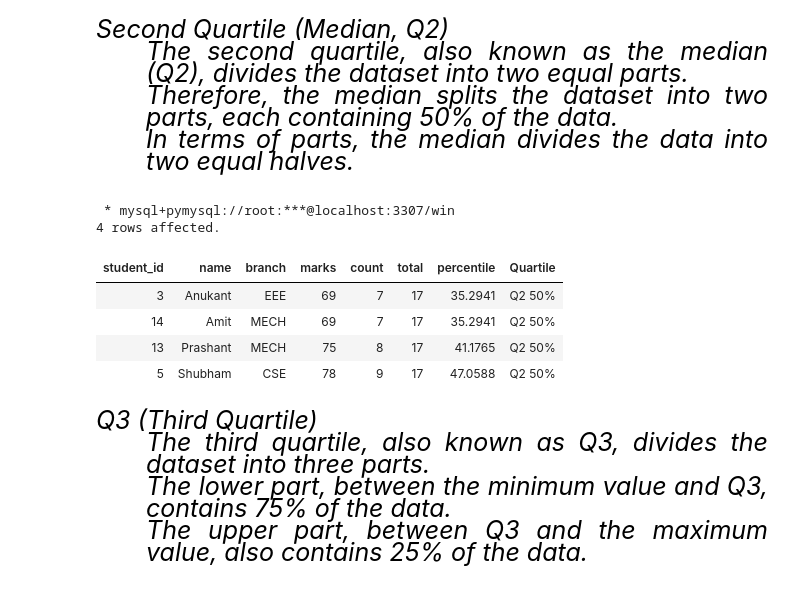
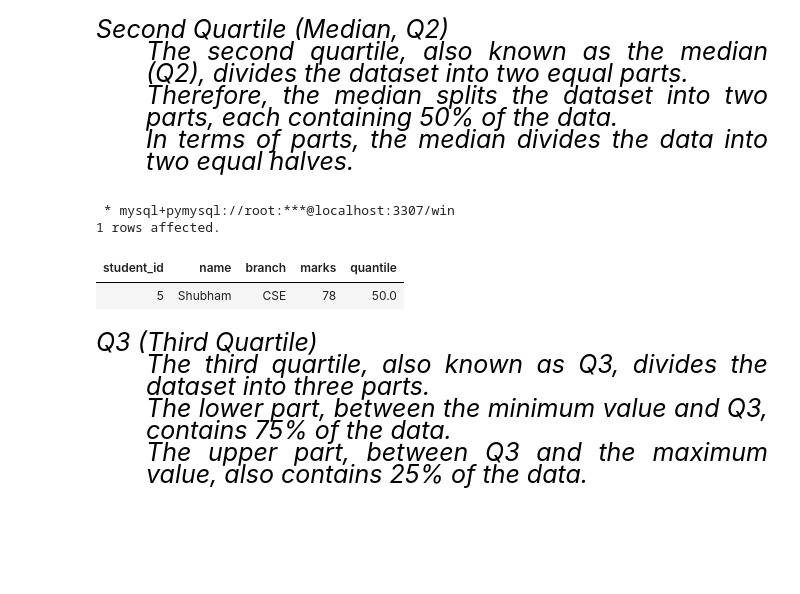
Before and after one commit to Mubeen-Ahmad/python_11, a Jupyter notebook: sql/windows_function_part2.ipynb, the cells around one changed output. Saved outputs shown, nothing was run; the diff lists cells and outputs as text; code cells hidden in the pictures; blank space fills up the shorter version.

```diff
--- a/sql/windows_function_part2.ipynb
+++ b/sql/windows_function_part2.ipynb
@@ -730,40 +706,17 @@ WHERE main.percentile >= 0 AND main.percentile <= 25
 <div style="text-align:justify; color:black; font-size:25px; font-family:Sans-serif; font-style: oblique; text-shadow: 0 0 3px white, 0 0 1px black;">Second Quartile (Median, Q2)<ul><p>The second quartile, also known as the median (Q2), divides the dataset into two equal parts. <br>Therefore, the median splits the dataset into two parts, each containing 50% of the data. <br>In terms of parts, the median divides the data into two equal halves.</p></ul>
 # %%
 %%sql
+SELECT * FROM (
+SELECT * , PERCENT_RANK() OVER (ORDER BY marks ASC) * 100 AS quantile
+FROM student_marks
+    ) t1
 
-SELECT * FROM (
-
-SELECT *,
-( (count-1) / total) * 100 AS percentile,
-
-    CASE
-        WHEN ((count-1) / total) * 100 >= 0 AND ((count-1) / total) * 100 < 25 THEN 'Q1 25%'
-        WHEN ((count-1) / total) * 100 >= 25 AND ((count-1) / total) * 100 < 50 THEN 'Q2 50%'
-        WHEN ((count-1) / total) * 100 >= 50 AND ((count-1) / total) * 100 < 75 THEN 'Q3 75%'
-        WHEN ((count-1) / total) * 100 >= 75 AND ((count-1) / total) * 100 <= 100 THEN 'Q4 100%'
-        ELSE NULL
-    END AS Quartile
-
-FROM
-
-(
-    SELECT *,
-    COUNT(marks) OVER(ORDER BY marks ASC) AS count,
-    COUNT(*) OVER() AS total
-    FROM student_marks
-) t1
-
-) main
-
-WHERE main.percentile >= 25 AND main.percentile <= 50
+WHERE t1.quantile = 50
 # %% [output]
  * mysql+pymysql://root:***@localhost:3307/win
-4 rows affected.
+1 rows affected.
-| student_id | name | branch | marks | count | total | percentile | Quartile |
-| 3 | Anukant | EEE | 69 | 7 | 17 | 35.2941 | Q2 50% |
-| 14 | Amit | MECH | 69 | 7 | 17 | 35.2941 | Q2 50% |
-| 13 | Prashant | MECH | 75 | 8 | 17 | 41.1765 | Q2 50% |
-| 5 | Shubham | CSE | 78 | 9 | 17 | 47.0588 | Q2 50% |
+| student_id | name | branch | marks | quantile |
+| 5 | Shubham | CSE | 78 | 50.0 |
 # %% [markdown]
 <div style="text-align:justify; color:black; font-size:25px; font-family:Sans-serif; font-style: oblique; text-shadow: 0 0 3px white, 0 0 1px black;">Q3 (Third Quartile)<ul><p>The third quartile, also known as Q3, divides the dataset into three parts.<br> The lower part, between the minimum value and Q3, contains 75% of the data. <br>The upper part, between Q3 and the maximum value, also contains 25% of the data.</p></ul>
 # %%
```
Also changed, not shown: parts of 7 cells of this notebook, 9 other files.
